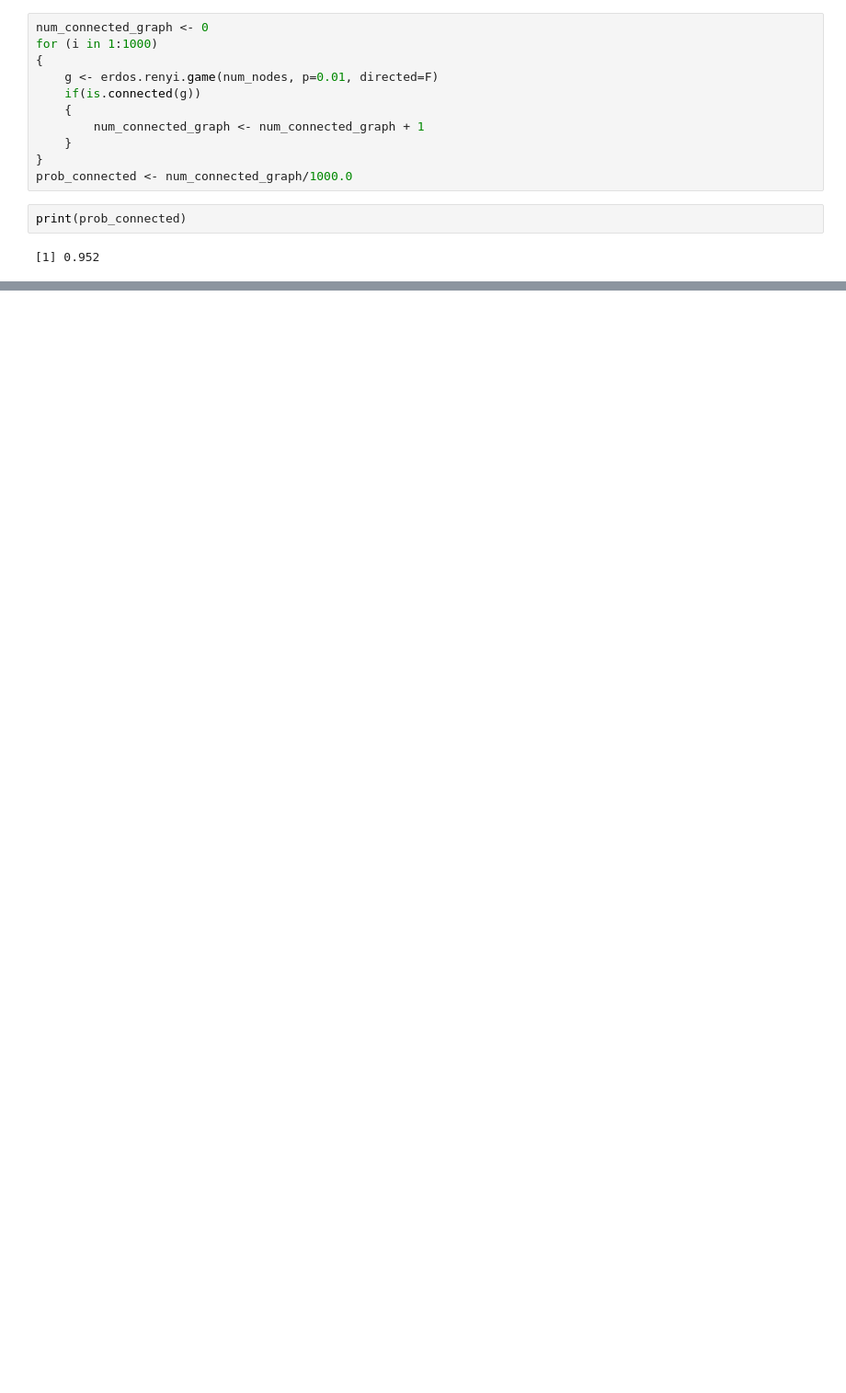
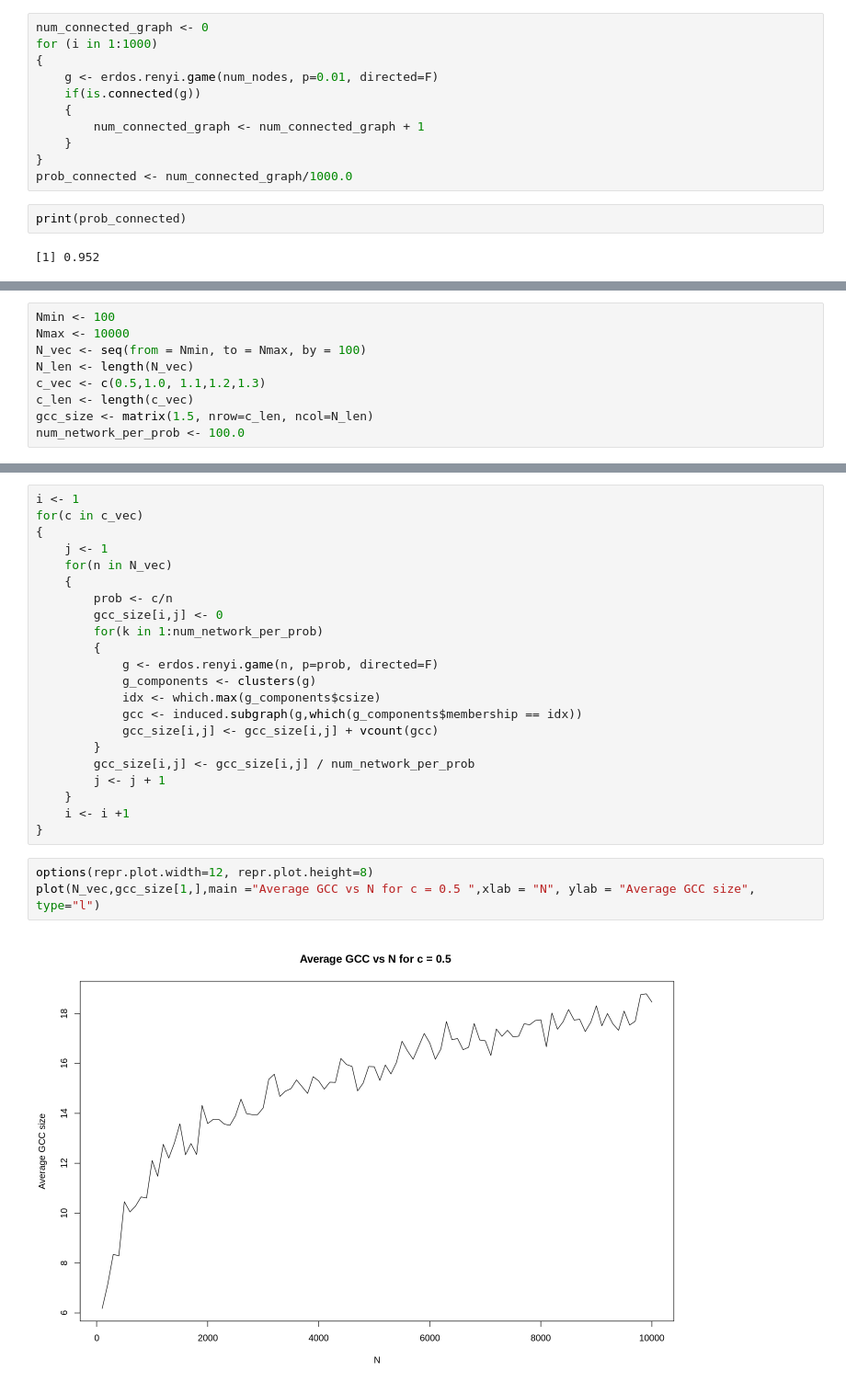
Before and after one commit to diplav09/ECE232_-LargeScaleSocialandComplexNetworks, a Jupyter notebook: ECE232_assignment1.ipynb, the cells around one changed output, grey strips where cells are left out. Shown at 92% size. Cells and saved outputs as stored; diff of their text form; blank space fills up the shorter version.

```diff
--- a/ECE232_assignment1.ipynb
+++ b/ECE232_assignment1.ipynb
@@ -161,0 +164,9 @@ print(prob_connected)
+# %%
+Nmin <- 100
+Nmax <- 10000
+N_vec <- seq(from = Nmin, to = Nmax, by = 100)
+N_len <- length(N_vec)
+c_vec <- c(0.5,1.0, 1.1,1.2,1.3)
+c_len <- length(c_vec)
+gcc_size <- matrix(1.5, nrow=c_len, ncol=N_len)
+num_network_per_prob <- 100.0
@@ -161,0 +177,27 @@ print(prob_connected)
+# %%
+i <- 1
+for(c in c_vec)
+{
+    j <- 1
+    for(n in N_vec)
+    {
+        prob <- c/n
+        gcc_size[i,j] <- 0
+        for(k in 1:num_network_per_prob)
+        {
+            g <- erdos.renyi.game(n, p=prob, directed=F)
+            g_components <- clusters(g)
+            idx <- which.max(g_components$csize)
+            gcc <- induced.subgraph(g,which(g_components$membership == idx))
+            gcc_size[i,j] <- gcc_size[i,j] + vcount(gcc)
+        }
+        gcc_size[i,j] <- gcc_size[i,j] / num_network_per_prob
+        j <- j + 1
+    }
+    i <- i +1
+}
+# %%
+options(repr.plot.width=12, repr.plot.height=8)
+plot(N_vec,gcc_size[1,],main ="Average GCC vs N for c = 0.5 ",xlab = "N", ylab = "Average GCC size", type="l")
+# %% [output]
+[figure, added]
```
Also changed, not shown: parts of 6 cells of this notebook, 1 other file.
